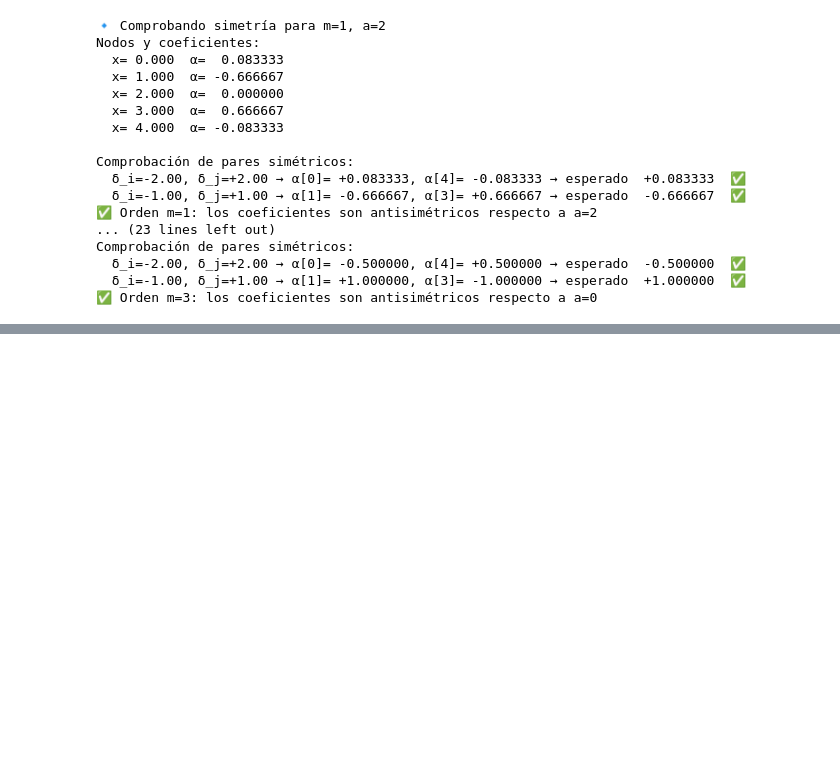
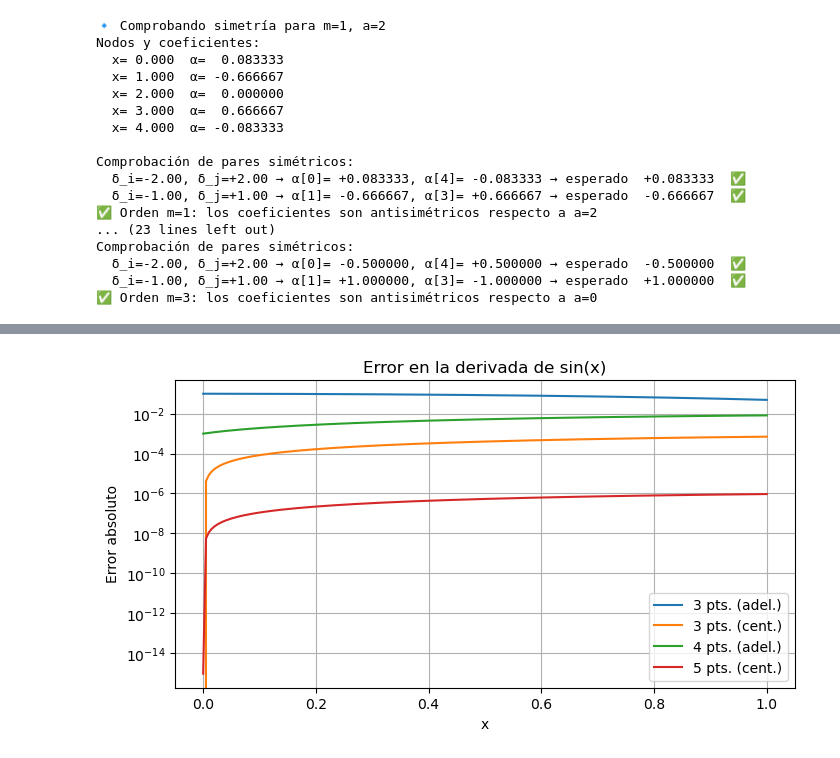
Before and after one commit to inniyah/JupyterTests, a Jupyter notebook: work/Derivación Numérica.ipynb, the cells around one changed output, grey strips where cells are left out. Saved outputs shown, nothing was run; the diff lists cells and outputs as text; code cells hidden in the pictures; blank space fills up the shorter version.

```diff
--- a/work/Derivación Numérica.ipynb
+++ b/work/Derivación Numérica.ipynb
@@ -698,0 +747,16 @@ Comprobación de pares simétricos:
+# %%
+import numpy as np, math, sympy as sp
+
+def f(x):
+    return np.log(1 + x**2) / np.sin(x)
+
+x0 = math.pi/4
+
+print("h = 0.1 ->", deriva2(f, x0, 0.1))
+print("h = 0.01 ->", deriva2(f, x0, 0.01))
+
+# valor de referencia exacto con sympy (opcional)
+x = sp.symbols('x')
+f_sym = sp.log(1+x**2)/sp.sin(x)
+f2_exact = float(sp.diff(f_sym, x, 2).subs(x, sp.pi/4).evalf(15))
+print("f''(π/4) ≈", f2_exact)
@@ -698,0 +798,75 @@ Comprobación de pares simétricos:
+# %%
+import numpy as np
+import matplotlib.pyplot as plt
+import sympy as sp
+
+# ---------- Reutilizamos la función deriva2 ----------
+def deriva2(fun, puntos, h):
+    x_arr = np.atleast_1d(np.array(puntos, dtype=float))
+    h_arr = np.atleast_1d(np.array(h, dtype=float))
+    if x_arr.size > 1 and h_arr.size > 1:
+        raise ValueError("No se permite que 'puntos' y 'h' sean vectores simultáneamente.")
+    if h_arr.size == 1:
+        h_arr = np.repeat(h_arr, x_arr.size)
+    else:
+        x_arr = np.repeat(x_arr, h_arr.size)
+    x, hh = x_arr, h_arr
+    hh2 = hh**2
+    f = fun
+    r3a = (f(x) - 2*f(x+hh) + f(x+2*hh)) / hh2
+    r3c = (f(x-hh) - 2*f(x) + f(x+hh)) / hh2
+    r4a = (2*f(x) - 5*f(x+hh) + 4*f(x+2*hh) - f(x+3*hh)) / hh2
+    r5c = (-f(x-2*hh) + 16*f(x-hh) - 30*f(x) + 16*f(x+hh) - f(x+2*hh)) / (12*hh2)
+    return np.vstack([r3a, r3c, r4a, r5c]).T
+
+# ---------- Funciones y derivadas exactas ----------
+# f1(x) = sin(x)
+def f1(x): return np.sin(x)
+def f1pp(x): return -np.sin(x)
+
+# f2(x) = sqrt(1 + x)
+def f2(x): return np.sqrt(1 + x)
+def f2pp(x): return -1 / (4*(1+x)**(3/2))
+
+# ---------- Puntos y paso ----------
+x_vals = np.linspace(0, 1, 200)
+h = 0.1
+
+# ---------- Errores para f1 ----------
+approx1 = deriva2(f1, x_vals, h)
+exact1  = f1pp(x_vals)
+error1  = np.abs(approx1 - exact1[:, None])
+
+# ---------- Errores para f2 ----------
+approx2 = deriva2(f2, x_vals, h)
+exact2  = f2pp(x_vals)
+error2  = np.abs(approx2 - exact2[:, None])
+
+# ---------- Gráficas ----------
+plt.figure(figsize=(8,4))
+plt.yscale("log")
+plt.plot(x_vals, error1[:,0], label="3 pts. (adel.)")
+plt.plot(x_vals, error1[:,1], label="3 pts. (cent.)")
+plt.plot(x_vals, error1[:,2], label="4 pts. (adel.)")
+plt.plot(x_vals, error1[:,3], label="5 pts. (cent.)")
+plt.xlabel("x")
+plt.ylabel("Error absoluto")
+plt.title("Error en la derivada de sin(x)")
+plt.legend()
+plt.grid(True, which='both')
+plt.show()
+
+plt.figure(figsize=(8,4))
+plt.yscale("log")
+plt.plot(x_vals, error2[:,0], label="3 pts. (adel.)")
+plt.plot(x_vals, error2[:,1], label="3 pts. (cent.)")
+plt.plot(x_vals, error2[:,2], label="4 pts. (adel.)")
+plt.plot(x_vals, error2[:,3], label="5 pts. (cent.)")
+plt.xlabel("x")
+plt.ylabel("Error absoluto")
+plt.title("Error en la derivada de √(1+x)")
+plt.legend()
+plt.grid(True, which='both')
+plt.show()
+# %% [output]
+[figure, added]
```
Also changed, not shown: parts of 20 cells of this notebook.
